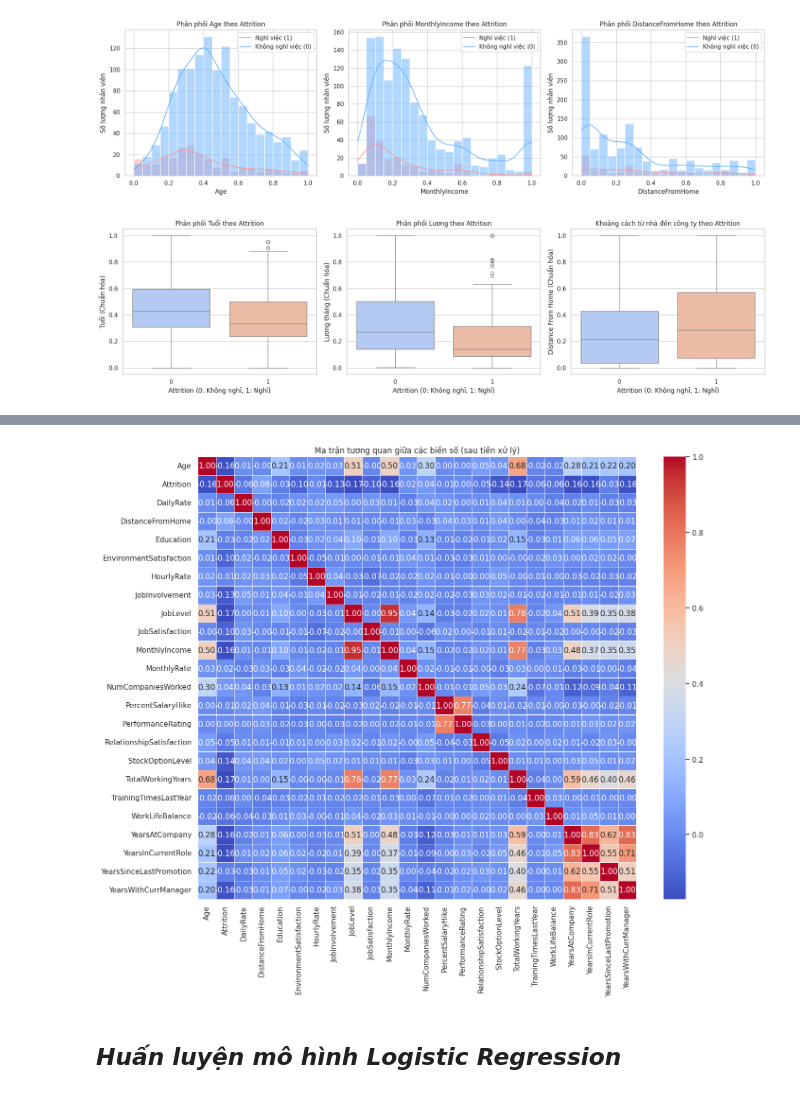
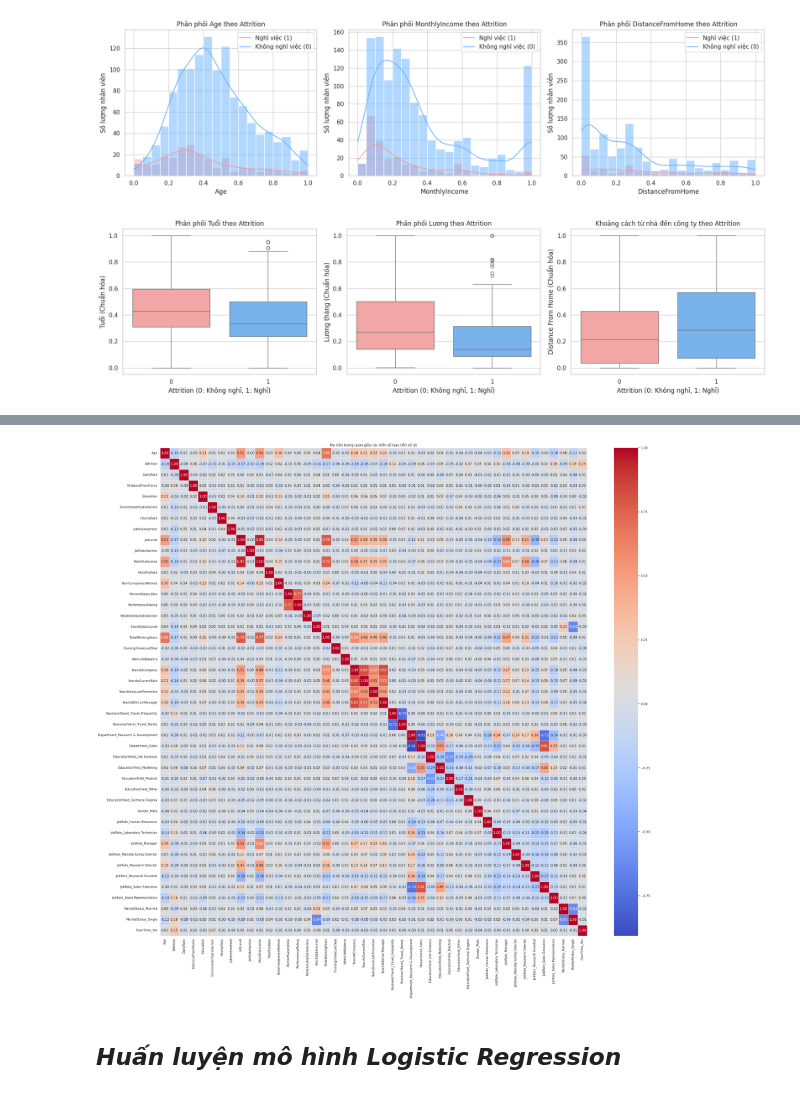
Before and after one commit to hei1sme/MAI391_FINAL_PROJECT, a Jupyter notebook: notebook/MAI391_SE194127_project.ipynb, the cells around one changed output, grey strips where cells are left out. Drawn from its saved outputs; the diff is of its cells as text; code cells hidden in the pictures.

```diff
--- a/notebook/MAI391_SE194127_project.ipynb
+++ b/notebook/MAI391_SE194127_project.ipynb
@@ -379,7 +390,7 @@ Kích thước tập kiểm tra: (294, 44) (294,)
 # %% [markdown]
 ## ***Khám Phá Dữ Liệu - Sau Tiền Xử Lý***
 # %%
-df_processed = pd.read_csv("/content/data/HR-Employee-Attrition-Processed.csv")
+df_processed = pd.read_csv("/content/HR-Employee-Attrition-Processed.csv")
 df_processed.head()
 # %% [output]
 |  | Age | Attrition | DailyRate | DistanceFromHome | Education | EnvironmentSatisfaction | HourlyRate | ... |
@@ -448,19 +461,19 @@ plt.show()
 fig, axes = plt.subplots(1, 3, figsize=(18, 5))
 
 # Tuổi & Attrition
-sns.boxplot(x=df_processed["Attrition"], y=df_processed["Age"], palette="coolwarm", ax=axes[0])
+sns.boxplot(x=df_processed["Attrition"], y=df_processed["Age"], palette=["#ff9999", "#66b3ff"], ax=axes[0])
 axes[0].set_title("Phân phối Tuổi theo Attrition")
 axes[0].set_xlabel("Attrition (0: Không nghỉ, 1: Nghỉ)")
 axes[0].set_ylabel("Tuổi (Chuẩn hóa)")
 
 # Lương & Attrition
-sns.boxplot(x=df_processed["Attrition"], y=df_processed["MonthlyIncome"], palette="coolwarm", ax=axes[1])
+sns.boxplot(x=df_processed["Attrition"], y=df_processed["MonthlyIncome"], palette=["#ff9999", "#66b3ff"], ax=axes[1])
 axes[1].set_title("Phân phối Lương theo Attrition")
 axes[1].set_xlabel("Attrition (0: Không nghỉ, 1: Nghỉ)")
 axes[1].set_ylabel("Lương tháng (Chuẩn hóa)")
 
 # Khoảng cách từ nhà đến công ty & Attrition
-sns.boxplot(x=df_processed["Attrition"], y=df_processed["DistanceFromHome"], palette="coolwarm", ax=axes[2])
+sns.boxplot(x=df_processed["Attrition"], y=df_processed["DistanceFromHome"], palette=["#ff9999", "#66b3ff"], ax=axes[2])
 axes[2].set_title("Khoảng cách từ nhà đến công ty theo Attrition")
 axes[2].set_xlabel("Attrition (0: Không nghỉ, 1: Nghỉ)")
 axes[2].set_ylabel("Distance From Home (Chuẩn hóa)")
@@ -468,7 +481,7 @@ axes[2].set_ylabel("Distance From Home (Chuẩn hóa)")
 plt.tight_layout()
 plt.show()
 # %% [output]
-[figure, old version]
+[figure, new version]
 # %%
 # Tự động chọn tất cả các cột số
 numerical_columns = df_processed.select_dtypes(include=['number']).columns
@@ -516,19 +529,19 @@ YearsWithCurrManager        14
 dtype: int64
 # %%
 # Chỉ chọn các cột số (float64 và int64)
-numeric_columns = df_processed.select_dtypes(include=['float64', 'int64']).columns
+numeric_columns = df_processed.select_dtypes(include=['float64', 'int64', 'bool']).columns
 
 # Tính toán ma trận tương quan
 corr_matrix = df_processed[numeric_columns].corr()
 
 # Vẽ ma trận tương quan
-plt.figure(figsize=(14, 12))
+plt.figure(figsize=(30, 28))
 sns.heatmap(corr_matrix, annot=True, cmap='coolwarm', fmt='.2f', linewidths=0.5)
 plt.title('Ma trận tương quan giữa các biến số (sau tiền xử lý)')
 plt.tight_layout()
 plt.show()
 # %% [output]
-[figure, old version]
+[figure, new version]
 # %% [markdown]
 ## ***Huấn luyện mô hình Logistic Regression***
 # %% [markdown]
```
Also changed, not shown: parts of 10 cells of this notebook.
